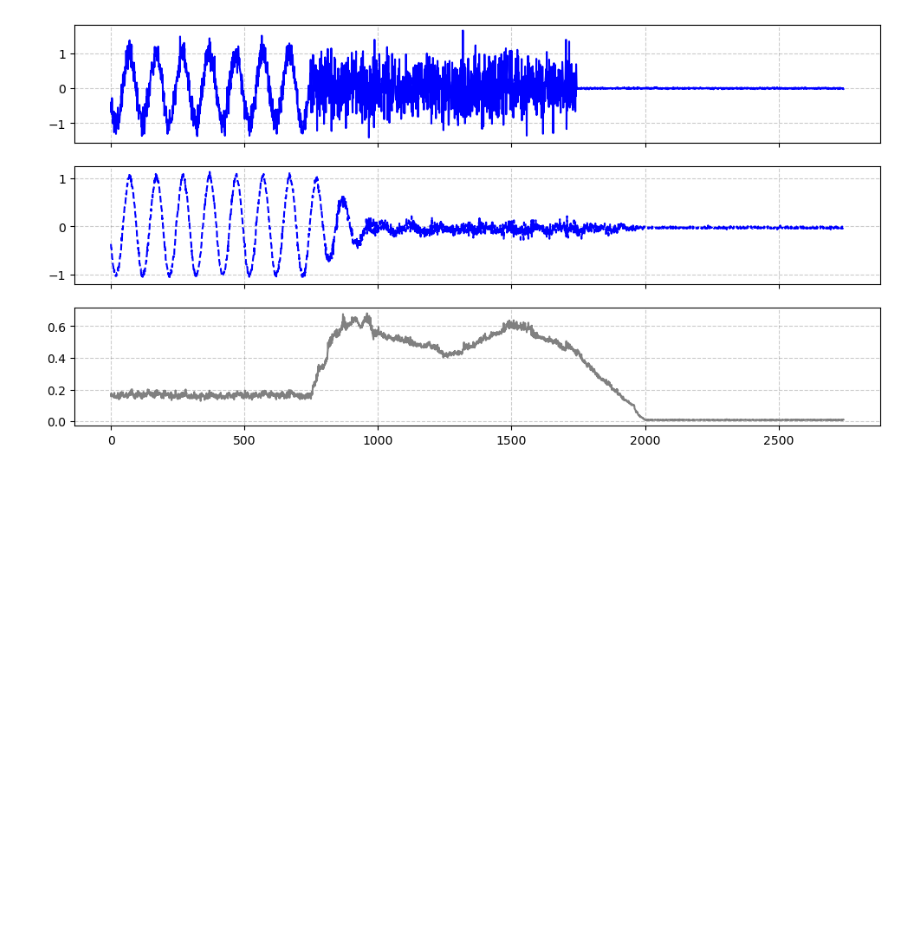
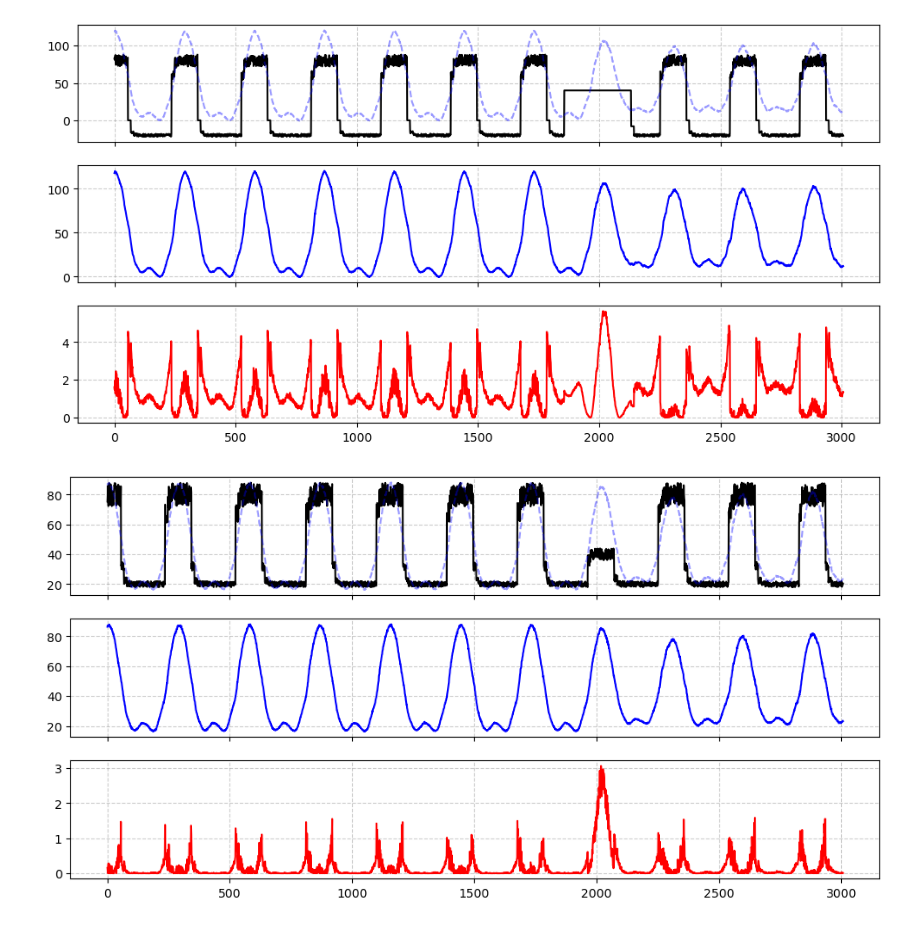
Before and after one commit to Jhbai/DeepLearning_TimeSeriesModel, a Jupyter notebook: FC_VAE/dev_teacher_student.ipynb, the cells around one changed output. Saved outputs shown, nothing was run; the diff lists cells and outputs as text; code cells hidden in the pictures; blank space fills up the shorter version.

Commit message:
Fix student fit process with NAB

```diff
--- a/FC_VAE/dev_teacher_student.ipynb
+++ b/FC_VAE/dev_teacher_student.ipynb
@@ -149,16 +165,23 @@ student = fit(data, teacher)
-# %%
-ts_data = (np.sin(np.linspace(0, np.pi*20, 1000)) + np.random.normal(0, 0.2, size = (1000, ))).tolist() + np.random.normal(0, 0.5, size = (1000, )).tolist() + np.random.normal(0, 0.01, size = (1000, )).tolist()
-fig, ax = plt.subplots(3, 1, figsize = (12, 6), sharex=True)
-with torch.no_grad():
-    student.eval()
-    anomalies = student.anomaly(ts_data)
-    recon = student(ts_data)
-ax[0].plot(ts_data[-len(anomalies):], color = "blue")
-ax[0].grid(color = "gray", linestyle = "--", alpha = .4)
-ax[1].plot(recon, color = "blue", linestyle = "--")
-ax[1].grid(color = "gray", linestyle = "--", alpha = .4)
-ax[2].plot(anomalies, color = "gray")
-ax[2].grid(color = "gray", linestyle = "--", alpha = .4)
-plt.show()
-# %% [output]
-[figure, removed]
+# %%
+path = "./artificialWithAnomaly/"
+files = os.listdir(path)
+cols = ["timestamp", "value"]
+
+for case in (0, 1, 2, 3):
+    ts_data = pd.read_csv(path + files[case])[cols[1]].tolist()
+
+    anomalies = student.anomaly(ts_data)
+    recon = student(ts_data)
+
+    fig, ax = plt.subplots(3, 1, figsize = (12, 6), sharex=True)
+    ax[0].plot(ts_data[-len(recon):], color = "black")
+    ax[0].plot(recon, color = "blue", linestyle = "--", alpha = .4)
+    ax[1].plot(recon, color = "blue", linestyle = "-")
+    ax[2].plot(anomalies, color = "red")
+    ax[0].grid(linestyle = "--", color = "gray", alpha = .4)
+    ax[1].grid(linestyle = "--", color = "gray", alpha = .4)
+    ax[2].grid(linestyle = "--", color = "gray", alpha = .4)
+    plt.show()
+# %% [output]
+[figure, added]
+[figure, added]
```
Also changed, not shown: parts of 4 cells of this notebook, 1 other file.
